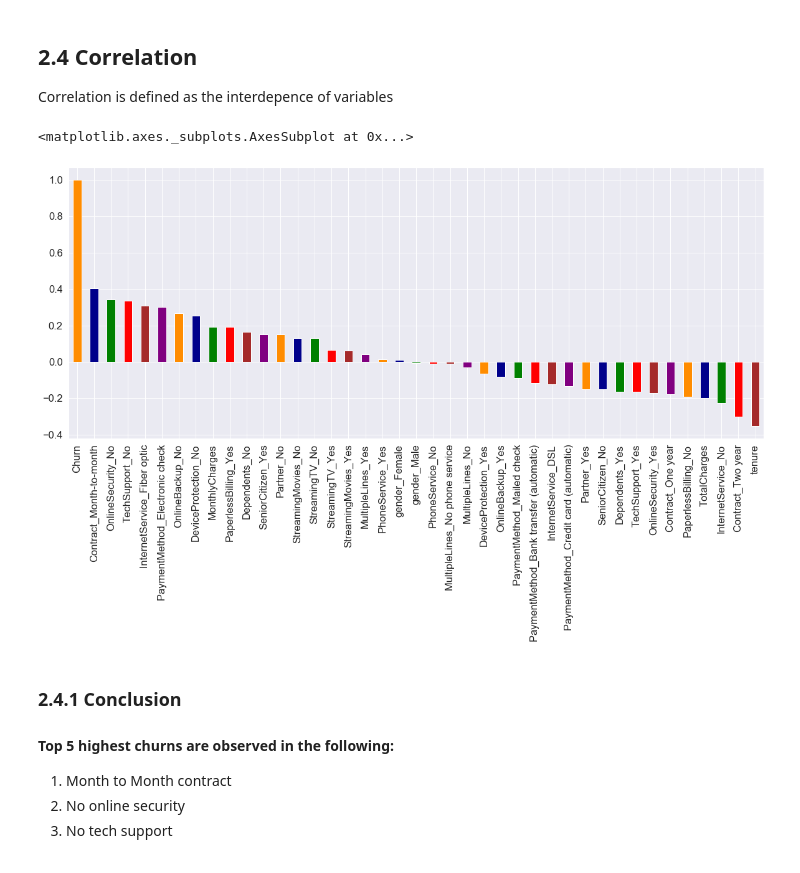
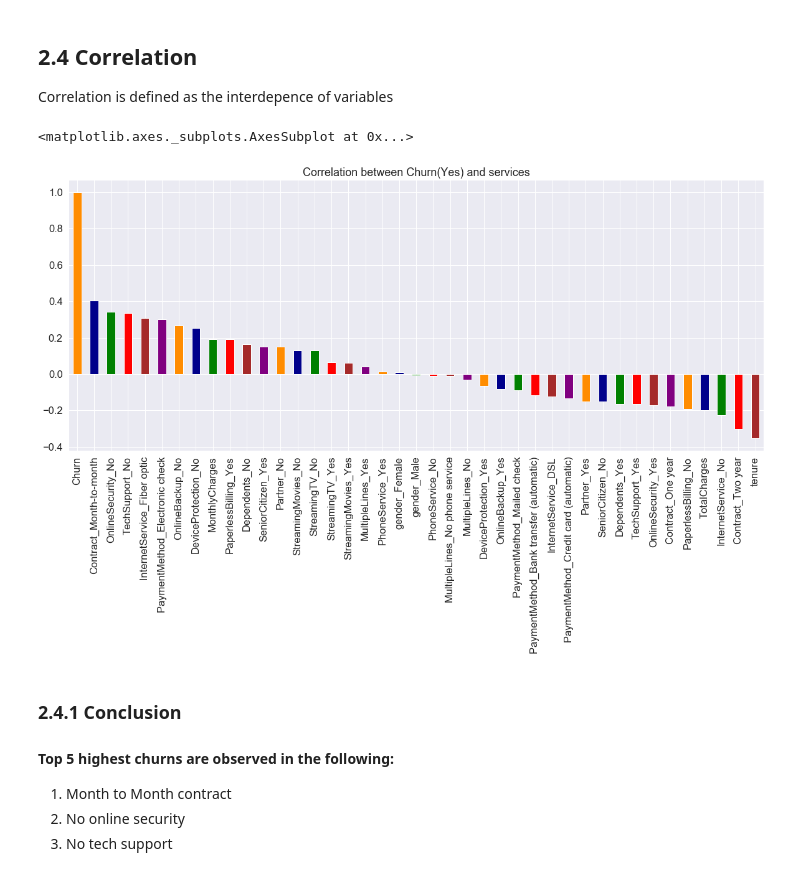
Before and after one commit to anjalis2112/eda-taskphase-Anjali, a Jupyter notebook: telco.ipynb, the cells around one changed output. Saved outputs shown, nothing was run; the diff lists cells and outputs as text; code cells hidden in the pictures.

```diff
--- a/telco.ipynb
+++ b/telco.ipynb
@@ -215,22 +238,22 @@ Correlation is defined as the interdepence of variables
 # %%
 t1 = telco_data.iloc[:,1:]
 #converting to binary variable
 t1['Churn'].replace(to_replace='Yes', value=1, inplace=True)
 t1['Churn'].replace(to_replace='No',  value=0, inplace=True)
 
 #accesing values under each parameter
 dummies = pd.get_dummies(t1)
-dummies.head()
+
 
 #since I do not have internet, it's pointless to map out services provided via internet
 drop = ['OnlineBackup_No internet service', 'DeviceProtection_No internet service', 'TechSupport_No internet service', 'StreamingTV_No internet service','OnlineSecurity_No internet service','StreamingMovies_No internet service']
 dummies=dummies.drop(drop,axis=1)
 
 plt.figure(figsize=(20,8))
-dummies.corr()['Churn'].sort_values(ascending = False).plot(kind='bar',color=['darkorange', 'darkblue', 'green', 'red', 'brown','purple'])
+dummies.corr()['Churn'].sort_values(ascending = False).plot(kind='bar',color=['darkorange', 'darkblue', 'green', 'red', 'brown','purple'],title="Correlation between Churn(Yes) and services")
 # %% [output]
 <matplotlib.axes._subplots.AxesSubplot at 0x...>
-[figure, old version]
+[figure, new version]
 # %% [markdown]
 ### [](http://) <a id='2.4.1'>2.4.1 Conclusion</a>
 
```
Also changed, not shown: parts of 8 cells of this notebook.
